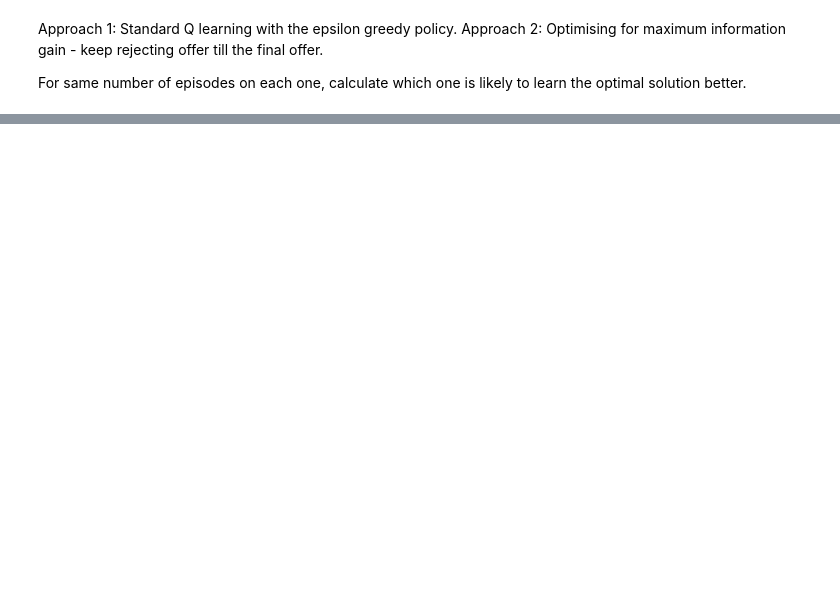
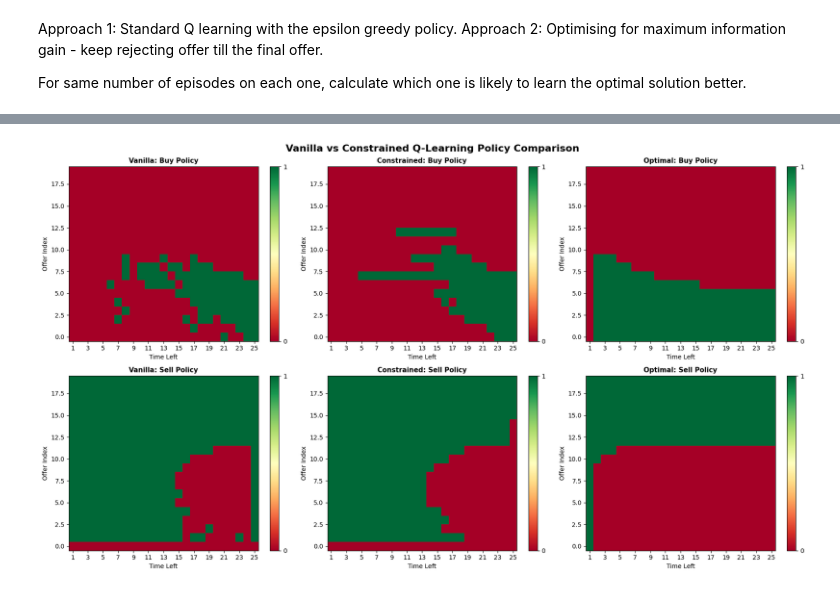
Before and after one commit to SANS-Surya-o/Optimal-Stopping-Problem, a Jupyter notebook: MultipleStopping/test.ipynb, the cells around one changed output, grey strips where cells are left out. Saved outputs shown, nothing was run; the diff lists cells and outputs as text; code cells hidden in the pictures; blank space fills up the shorter version.

```diff
--- a/MultipleStopping/test.ipynb
+++ b/MultipleStopping/test.ipynb
@@ -936,0 +938,59 @@ plt.show()
+# %%
+# Visualize policy comparison
+fig, axes = plt.subplots(2, 3, figsize=(18, 10))
+fig.suptitle('Vanilla vs Constrained Q-Learning Policy Comparison', fontsize=16, fontweight='bold')
+
+# Exclude time_left=0
+vanilla_buy = vanilla_policy[:, 1:, 2]
+vanilla_sell = vanilla_policy[:, 1:, 1]
+constrained_buy = constrained_policy[:, 1:, 2]
+constrained_sell = constrained_policy[:, 1:, 1]
+opt_buy = opt_policy_c[:, 1:, 2]
+opt_sell = opt_policy_c[:, 1:, 1]
+
+max_time = vanilla_buy.shape[1]
+time_ticks = np.arange(0, max_time, max(1, max_time//10))
+time_labels = np.arange(1, max_time+1, max(1, max_time//10))
+
+# Row 1: Buy policies
+im1 = axes[0, 0].imshow(vanilla_buy, cmap='RdYlGn', vmin=0, vmax=1, aspect='auto', origin='lower')
+axes[0, 0].set_title('Vanilla: Buy Policy', fontsize=11, fontweight='bold')
+axes[0, 0].set_xlabel('Time Left'); axes[0, 0].set_ylabel('Offer Index')
+axes[0, 0].set_xticks(time_ticks); axes[0, 0].set_xticklabels(time_labels)
+plt.colorbar(im1, ax=axes[0, 0], ticks=[0, 1])
+
+im2 = axes[0, 1].imshow(constrained_buy, cmap='RdYlGn', vmin=0, vmax=1, aspect='auto', origin='lower')
+axes[0, 1].set_title('Constrained: Buy Policy', fontsize=11, fontweight='bold')
+axes[0, 1].set_xlabel('Time Left'); axes[0, 1].set_ylabel('Offer Index')
+axes[0, 1].set_xticks(time_ticks); axes[0, 1].set_xticklabels(time_labels)
+plt.colorbar(im2, ax=axes[0, 1], ticks=[0, 1])
+
+im3 = axes[0, 2].imshow(opt_buy, cmap='RdYlGn', vmin=0, vmax=1, aspect='auto', origin='lower')
+axes[0, 2].set_title('Optimal: Buy Policy', fontsize=11, fontweight='bold')
+axes[0, 2].set_xlabel('Time Left'); axes[0, 2].set_ylabel('Offer Index')
+axes[0, 2].set_xticks(time_ticks); axes[0, 2].set_xticklabels(time_labels)
+plt.colorbar(im3, ax=axes[0, 2], ticks=[0, 1])
+
+# Row 2: Sell policies
+im4 = axes[1, 0].imshow(vanilla_sell, cmap='RdYlGn', vmin=0, vmax=1, aspect='auto', origin='lower')
+axes[1, 0].set_title('Vanilla: Sell Policy', fontsize=11, fontweight='bold')
+axes[1, 0].set_xlabel('Time Left'); axes[1, 0].set_ylabel('Offer Index')
+axes[1, 0].set_xticks(time_ticks); axes[1, 0].set_xticklabels(time_labels)
+plt.colorbar(im4, ax=axes[1, 0], ticks=[0, 1])
+
+im5 = axes[1, 1].imshow(constrained_sell, cmap='RdYlGn', vmin=0, vmax=1, aspect='auto', origin='lower')
+axes[1, 1].set_title('Constrained: Sell Policy', fontsize=11, fontweight='bold')
+axes[1, 1].set_xlabel('Time Left'); axes[1, 1].set_ylabel('Offer Index')
+axes[1, 1].set_xticks(time_ticks); axes[1, 1].set_xticklabels(time_labels)
+plt.colorbar(im5, ax=axes[1, 1], ticks=[0, 1])
+
+im6 = axes[1, 2].imshow(opt_sell, cmap='RdYlGn', vmin=0, vmax=1, aspect='auto', origin='lower')
+axes[1, 2].set_title('Optimal: Sell Policy', fontsize=11, fontweight='bold')
+axes[1, 2].set_xlabel('Time Left'); axes[1, 2].set_ylabel('Offer Index')
+axes[1, 2].set_xticks(time_ticks); axes[1, 2].set_xticklabels(time_labels)
+plt.colorbar(im6, ax=axes[1, 2], ticks=[0, 1])
+
+plt.tight_layout()
+plt.show()
+# %% [output]
+[figure, added]
```
Also changed, not shown: parts of 52 cells of this notebook, 4 other files.
